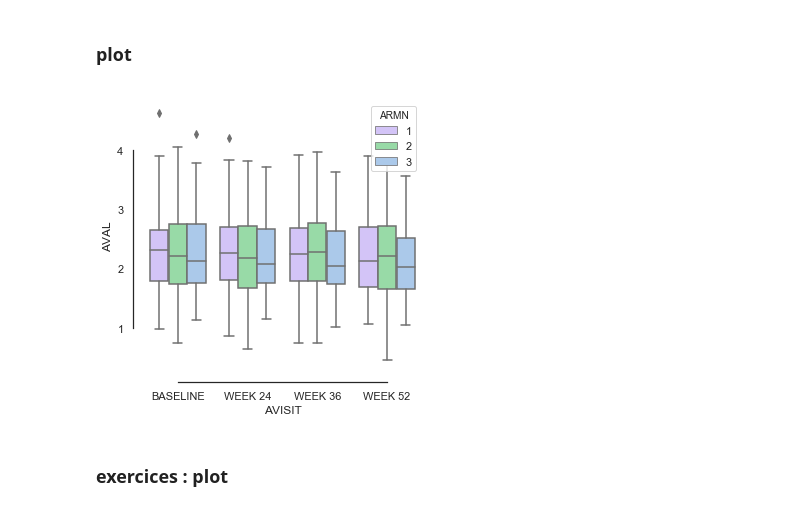
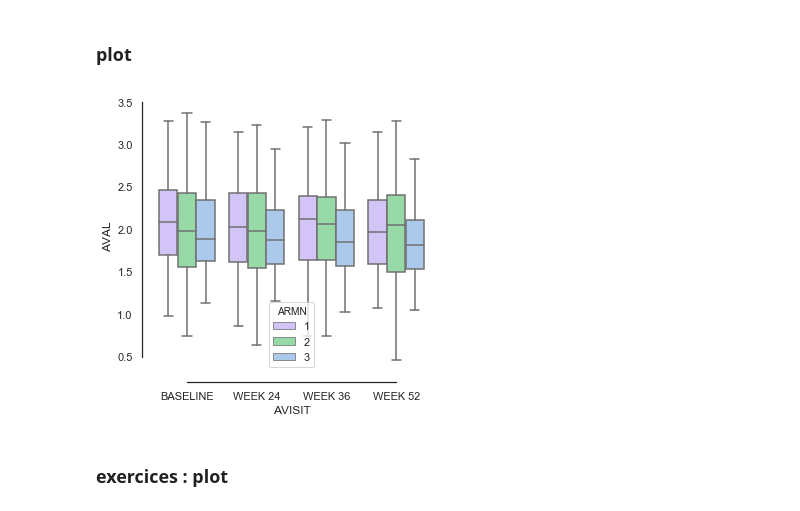
Before and after one commit to SophieRa/Formation-PYTHON, a Jupyter notebook: course_1.ipynb, the cells around one changed output. Cells and saved outputs as stored; diff of their text form; code cells hidden in the pictures.

```diff
--- a/course_1.ipynb
+++ b/course_1.ipynb
@@ -419,4 +492,6 @@ plt.show()
 # %%
 import pandas as pd
 TMadre = pd.read_csv('TMadre.csv')
+index_score1 = TMadre['PARAM'] =='Score 1'
+TMadre_score1 = TMadre.loc[index_score1,:]
 # %%
@@ -433,19 +508,19 @@ TMadre.head()
 # %%
 import seaborn as sns
 import matplotlib.pyplot as plt
 
 plt.figure(figsize=(5,5)) #changing the size of the figure
 
 sns.set(style="white", palette="pastel") #changing the style and color of the figure
 
 # Draw a nested boxplot to show response vs. time
 sns.boxplot(x="AVISIT", y="AVAL",
             hue="ARMN", palette=["m", "g", "b"],
-            data=TMadre)
+            data=TMadre_score1)
 sns.despine(offset=10, trim=True) #axes the style and color of the figure
 plt.show()
 # %% [output]
-[figure, old version]
+[figure, new version]
 # %% [markdown]
 ### exercices :  plot
 # %% [markdown]
```
Also changed, not shown: parts of 70 cells of this notebook.
